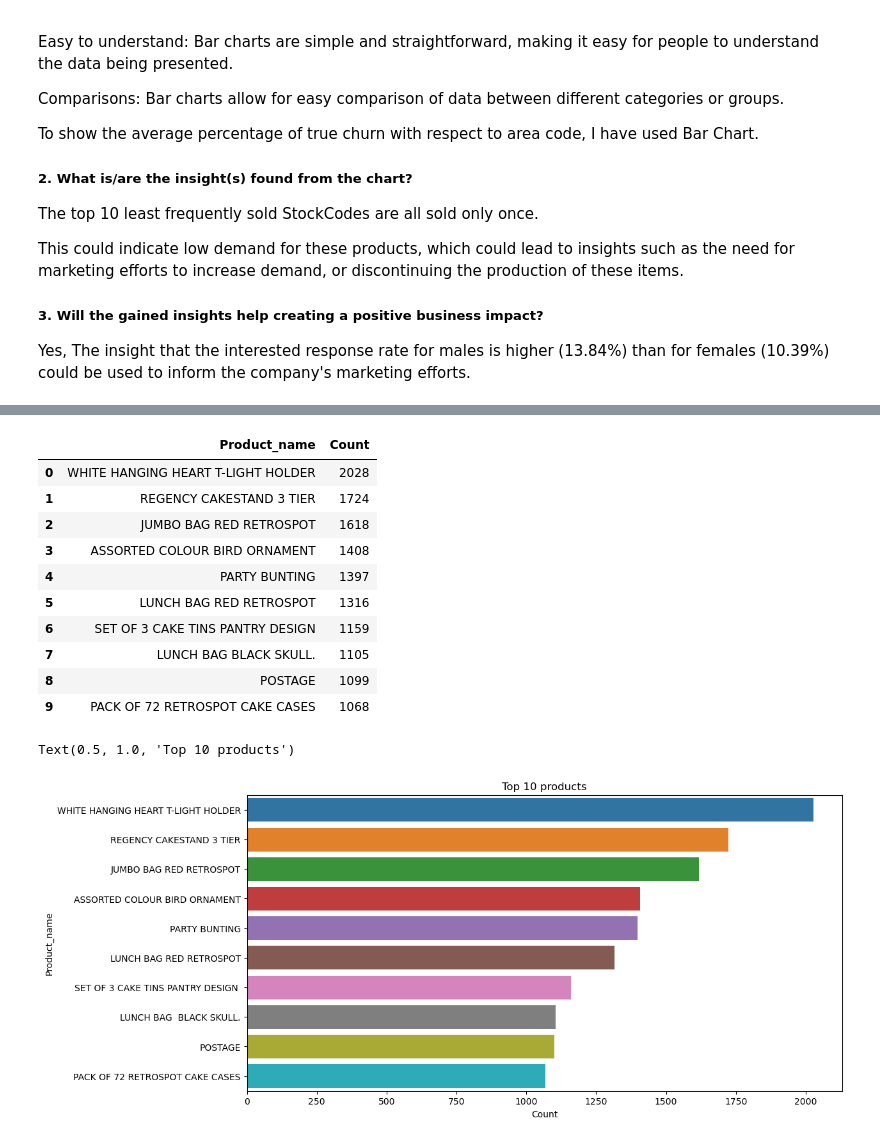
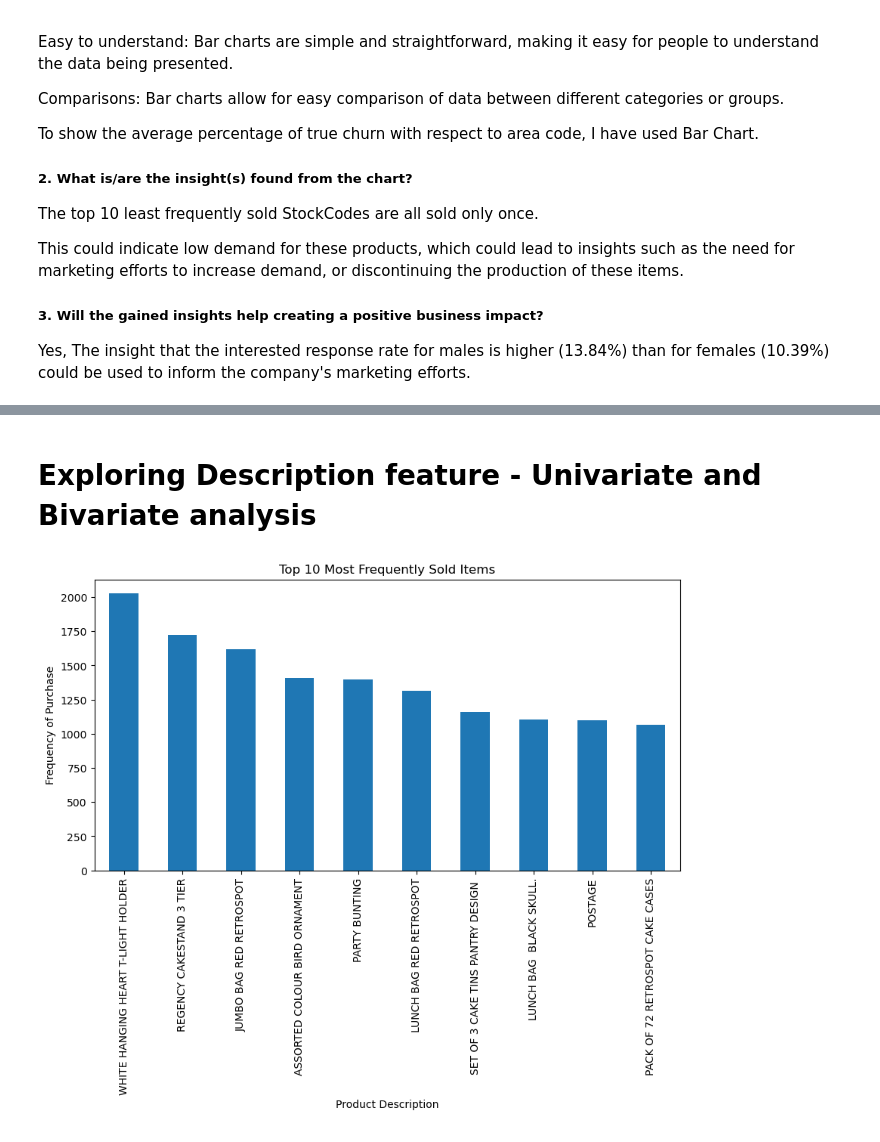
Before and after one commit to tusharraskar/Online-Retail-Customer-Segmentation, a Jupyter notebook: Online Retail Customer Segmentation.ipynb, the cells around one changed output, grey strips where cells are left out. Drawn from its saved outputs; the diff is of its cells as text; code cells hidden in the pictures.

```diff
--- a/Online Retail Customer Segmentation.ipynb
+++ b/Online Retail Customer Segmentation.ipynb
@@ -440,23 +362,11 @@ plt.show()
-# %%
-top_10_product=df['Description'].value_counts().reset_index().rename(columns={'index':'Product_name','Description':'Count'}).head(10)
-top_10_product
-# %% [output]
-|  | Product_name | Count |
-| 0 | WHITE HANGING HEART T-LIGHT HOLDER | 2028 |
-| 1 | REGENCY CAKESTAND 3 TIER | 1724 |
-| 2 | JUMBO BAG RED RETROSPOT | 1618 |
-| 3 | ASSORTED COLOUR BIRD ORNAMENT | 1408 |
-| 4 | PARTY BUNTING | 1397 |
-| 5 | LUNCH BAG RED RETROSPOT | 1316 |
-| 6 | SET OF 3 CAKE TINS PANTRY DESIGN | 1159 |
-| 7 | LUNCH BAG BLACK SKULL. | 1105 |
-| 8 | POSTAGE | 1099 |
-| 9 | PACK OF 72 RETROSPOT CAKE CASES | 1068 |
-# %%
-# top 10 product in terms of description
-plt.figure(figsize=(12,6))
-sns.barplot(x=top_10_product['Count'],y=top_10_product['Product_name'])
-plt.title('Top 10 products')
-# %% [output]
-Text(0.5, 1.0, 'Top 10 products')
-[figure, removed]
+# %% [markdown]
+# Exploring Description feature - Univariate and Bivariate analysis
+# %%
+# Bar plot of the top 10 most frequently sold items
+df['Description'].value_counts().nlargest(10).plot(kind='bar', figsize=(10,5))
+plt.xlabel('Product Description')
+plt.ylabel('Frequency of Purchase')
+plt.title('Top 10 Most Frequently Sold Items')
+plt.show()
+# %% [output]
+[figure, added]
```
Also changed, not shown: parts of 20 cells of this notebook.
